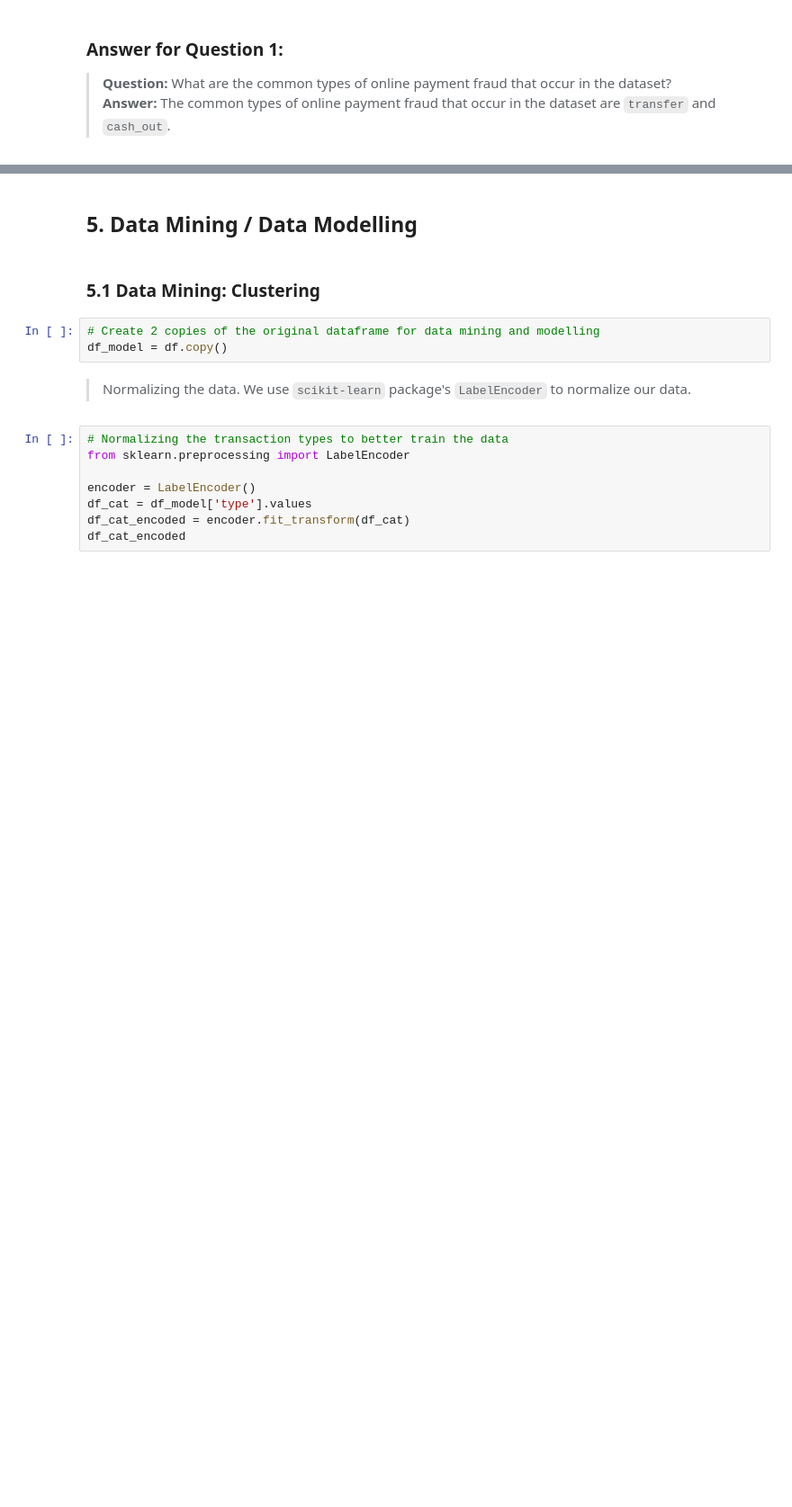
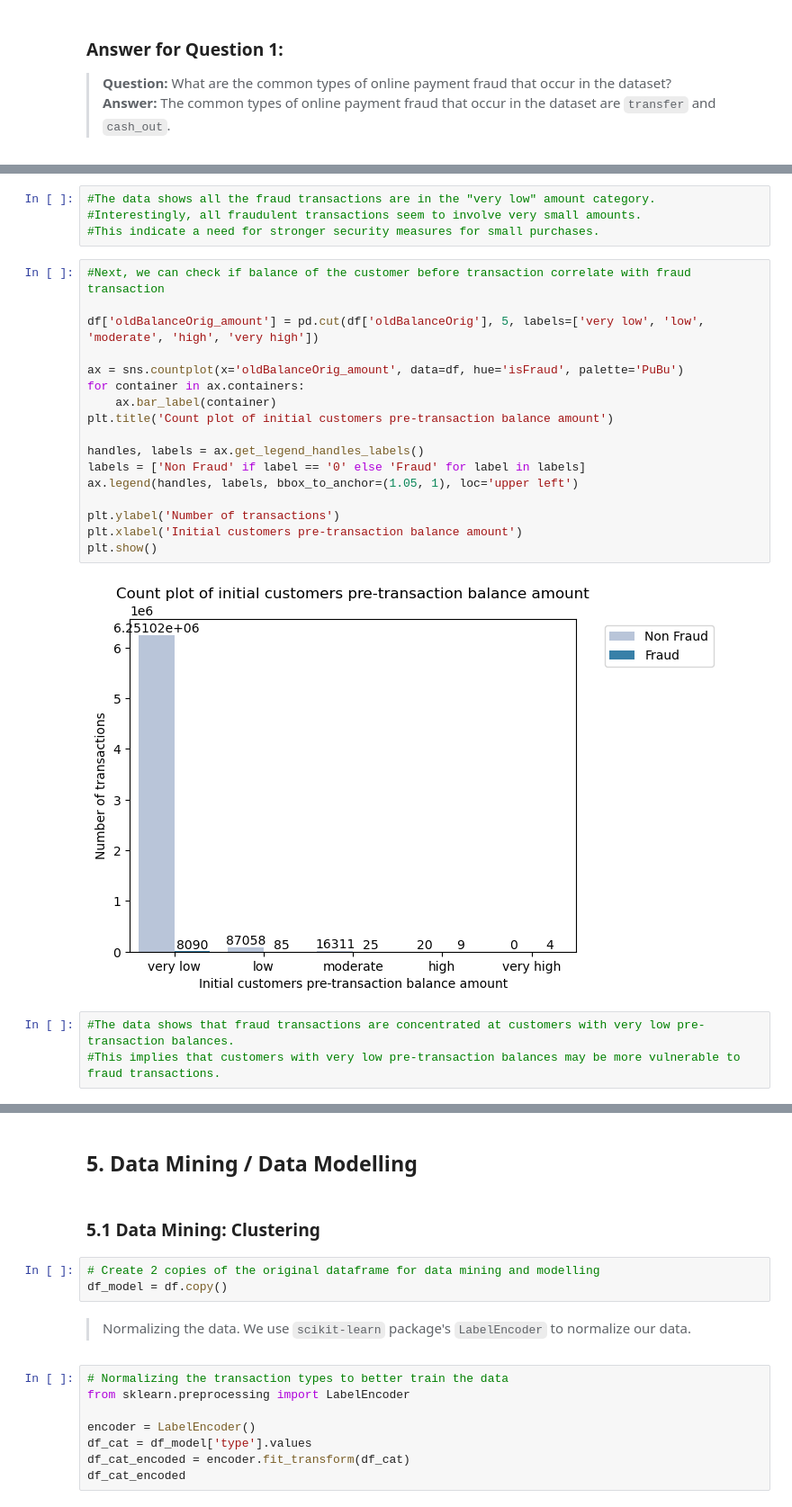
Before and after one commit to V3ness/Data-Science-Fundamentals-Project, a Jupyter notebook: project.ipynb, the cells around one changed output, grey strips where cells are left out. Shown at 90% size. Saved outputs shown, nothing was run; the diff lists cells and outputs as text; blank space fills up the shorter version.

```diff
--- a/project.ipynb
+++ b/project.ipynb
@@ -225,0 +336,26 @@ plt.tight_layout()
+# %%
+#The data shows all the fraud transactions are in the "very low" amount category.
+#Interestingly, all fraudulent transactions seem to involve very small amounts.
+#This indicate a need for stronger security measures for small purchases.
+# %%
+#Next, we can check if balance of the customer before transaction correlate with fraud transaction
+
+df['oldBalanceOrig_amount'] = pd.cut(df['oldBalanceOrig'], 5, labels=['very low', 'low', 'moderate', 'high', 'very high'])
+
+ax = sns.countplot(x='oldBalanceOrig_amount', data=df, hue='isFraud', palette='PuBu')
+for container in ax.containers:
+    ax.bar_label(container)
+plt.title('Count plot of initial customers pre-transaction balance amount')
+
+handles, labels = ax.get_legend_handles_labels()
+labels = ['Non Fraud' if label == '0' else 'Fraud' for label in labels]
+ax.legend(handles, labels, bbox_to_anchor=(1.05, 1), loc='upper left')
+
+plt.ylabel('Number of transactions')
+plt.xlabel('Initial customers pre-transaction balance amount')
+plt.show()
+# %% [output]
+[figure, added]
+# %%
+#The data shows that fraud transactions are concentrated at customers with very low pre-transaction balances.
+#This implies that customers with very low pre-transaction balances may be more vulnerable to fraud transactions.
```
Also changed, not shown: parts of 15 cells of this notebook.
